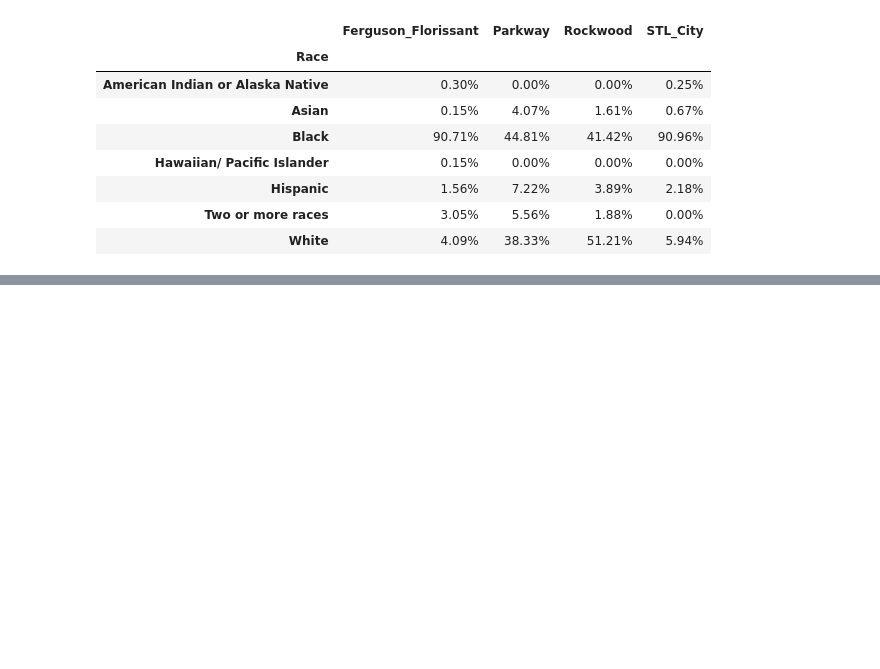
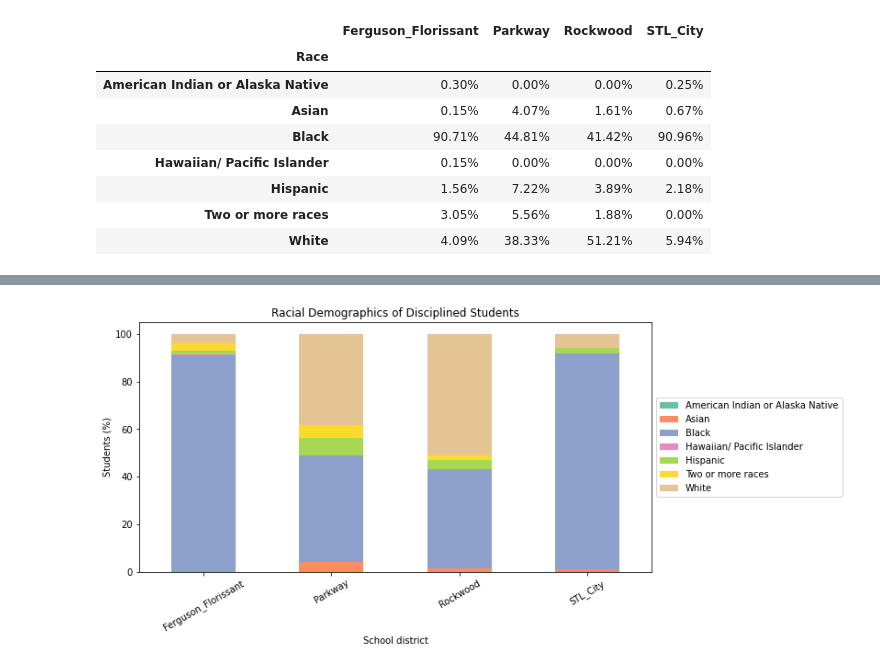
Before and after one commit to cmantooth/GreaterSTL_School_Analysis, a Jupyter notebook: Discipline_Schools/Data_Project.ipynb, the cells around one changed output, grey strips where cells are left out. Cells and saved outputs as stored; diff of their text form; code cells hidden in the pictures; blank space fills up the shorter version.

```diff
--- a/Discipline_Schools/Data_Project.ipynb
+++ b/Discipline_Schools/Data_Project.ipynb
@@ -343,0 +367,11 @@ plt.xticks(rotation=30, horizontalalignment="center")
+# %%
+colors = sns.color_palette("Set2")
+disc_race_ct_df.transpose().apply(lambda x: x*100/sum(x), axis=1).plot(kind="bar", stacked= True, figsize=(10,5), color =colors)
+plt.title("Racial Demographics of Disciplined Students")
+plt.xlabel("School district")
+plt.ylabel("Students (%)")
+plt.legend(loc='center left', bbox_to_anchor=(1.0, 0.5))
+plt.xticks(rotation=30, horizontalalignment="center")
+plt.show()
+# %% [output]
+[figure, added]
```
Also changed, not shown: parts of 26 cells of this notebook.
